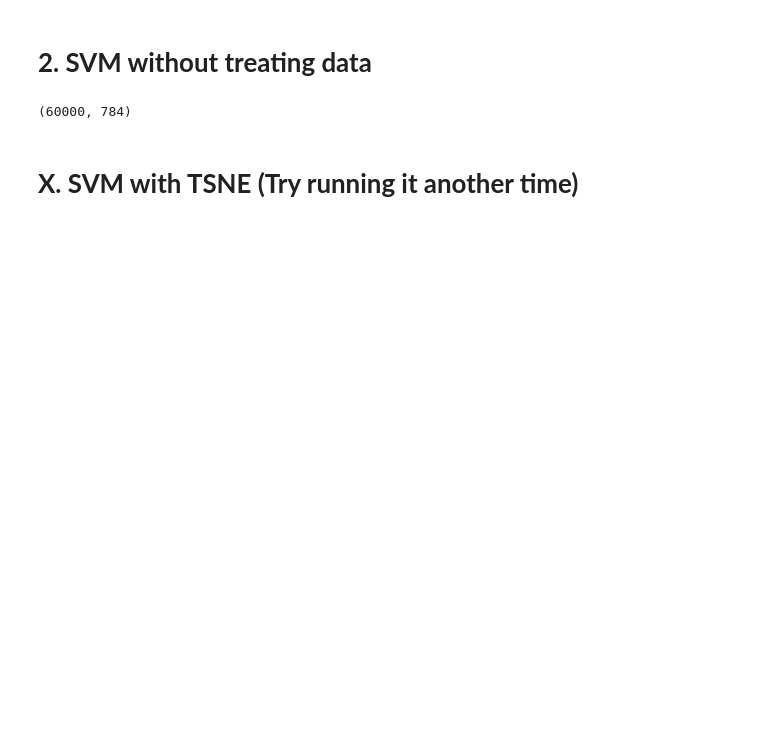
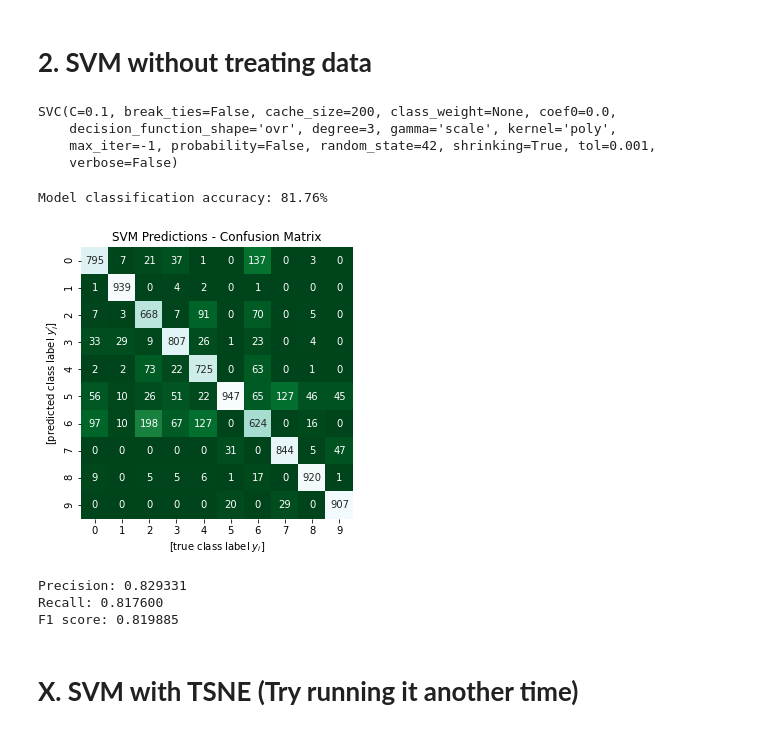
Before and after one commit to don3tan/MLCodingChallenge, a Jupyter notebook: FashionMNIST.ipynb, the cells around one changed output. Drawn from its saved outputs; the diff is of its cells as text; code cells hidden in the pictures; blank space fills up the shorter version.

```diff
--- a/FashionMNIST.ipynb
+++ b/FashionMNIST.ipynb
@@ -686,0 +794,15 @@ NameError: ignored
+# %%
+gammas = [0.0000001, 0.00001, 0.001, 0.1, 1]
+
+gamma_test_result = []
+
+for gamma in gammas:
+  svm = SVC(kernel='rbf', C=0.1, gamma=gamma, random_state=42)
+  svm.fit(pca_train_images,train_labels)
+  y_pred_temp = svm.predict(pca_eval_images)
+  gamma_test_result.append(metrics.accuracy_score(eval_labels, y_pred_temp) * 100)
+  print("------------------------------------ Gamma =", gamma,"-------------------------------------------")
+  print('Model classification accuracy: {}%'.format(str(metrics.accuracy_score(eval_labels, y_pred_temp) * 100)))
+  f1 = f1_score(eval_labels, y_pred_temp,average='micro')
+  print('F1 score: %f' % f1)
+  print("*************************************************************************************")
@@ -687,9 +811,51 @@ NameError: ignored
 # %% [markdown]
 # **2. SVM without treating data**
 # %%
-svm = SVC(kernel='linear', random_state=42)
+svm = SVC(kernel='poly', C=0.1, random_state=42)
-# %% [output]
-(60000, 784)
+# %%
+svm.fit(train_images,train_labels)
+# %% [output]
+SVC(C=0.1, break_ties=False, cache_size=200, class_weight=None, coef0=0.0,
+    decision_function_shape='ovr', degree=3, gamma='scale', kernel='poly',
+    max_iter=-1, probability=False, random_state=42, shrinking=True, tol=0.001,
+    verbose=False)
+# %%
+y_pred_1 = svm.predict(eval_images)
+# %%
+print('Model classification accuracy: {}%'.format(str(metrics.accuracy_score(eval_labels, y_pred_1) * 100)))
+# %% [output]
+Model classification accuracy: 81.76%
+# %%
+mat = confusion_matrix(eval_labels, y_pred_1)
+
+# init the plot
+plt.figure(figsize=(5, 5))
+
+# plot confusion matrix heatmap
+sns.heatmap(mat.T, square=True, annot=True, fmt='d', cbar=False, cmap='BuGn_r', xticklabels=labels_dict, yticklabels=labels_dict)
+
+# add plot axis labels
+plt.xlabel('[true class label $y_{i}$]')
+plt.ylabel('[predicted class label $y_{i}\'$]')
+
+# add plot title
+plt.title('SVM Predictions - Confusion Matrix');
+# %% [output]
+[figure, added]
+# %%
+# # precision tp / (tp + fp)
+# precision = precision_score(eval_labels, y_pred_1,average='macro')
+# print('Precision: %f' % precision)
+# # recall: tp / (tp + fn)
+# recall = recall_score(eval_labels, y_pred_1,average='macro')
+# print('Recall: %f' % recall)
+# f1: 2 tp / (2 tp + fp + fn)
+f1 = f1_score(eval_labels, y_pred_1,average='micro')
+print('F1 score: %f' % f1)
+# %% [output]
+Precision: 0.829331
+Recall: 0.817600
+F1 score: 0.819885
 # %% [markdown]
 # **X. SVM with TSNE (Try running it another time)**
 # %%
```
Also changed, not shown: parts of 16 cells of this notebook.
